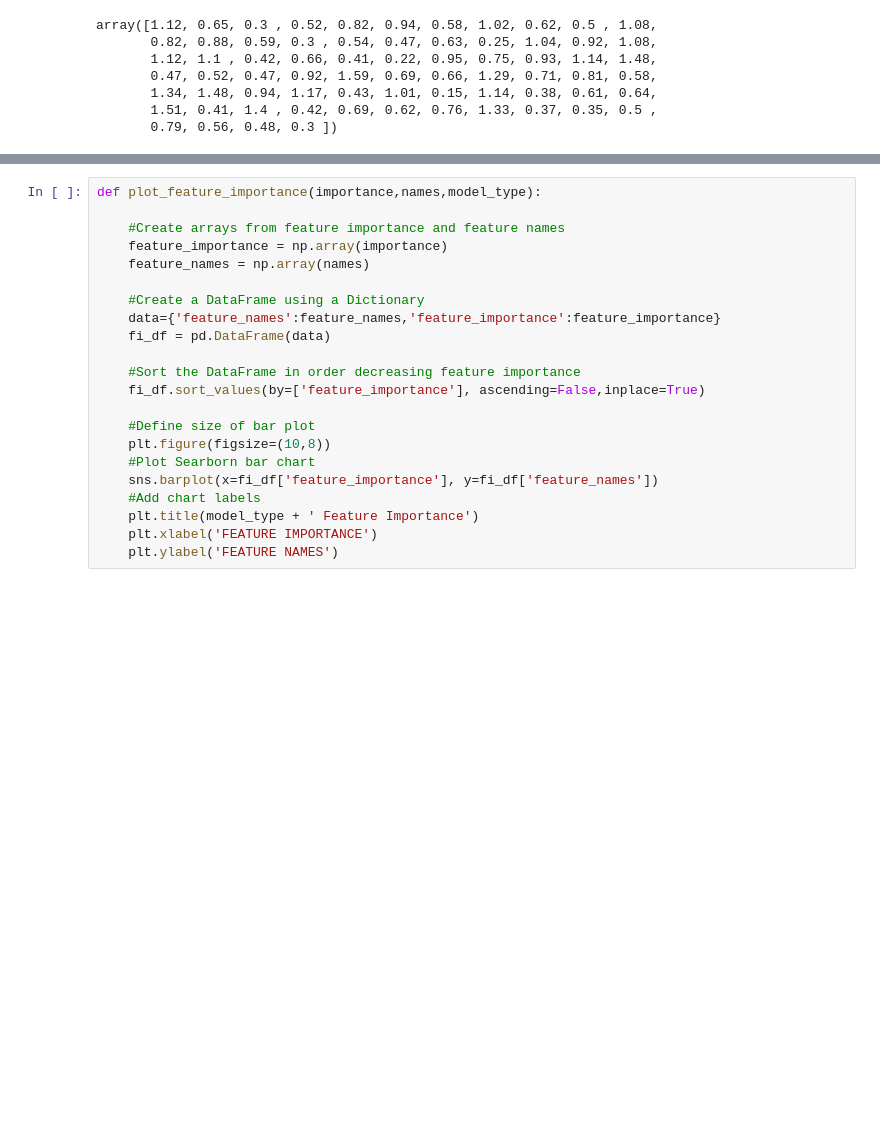
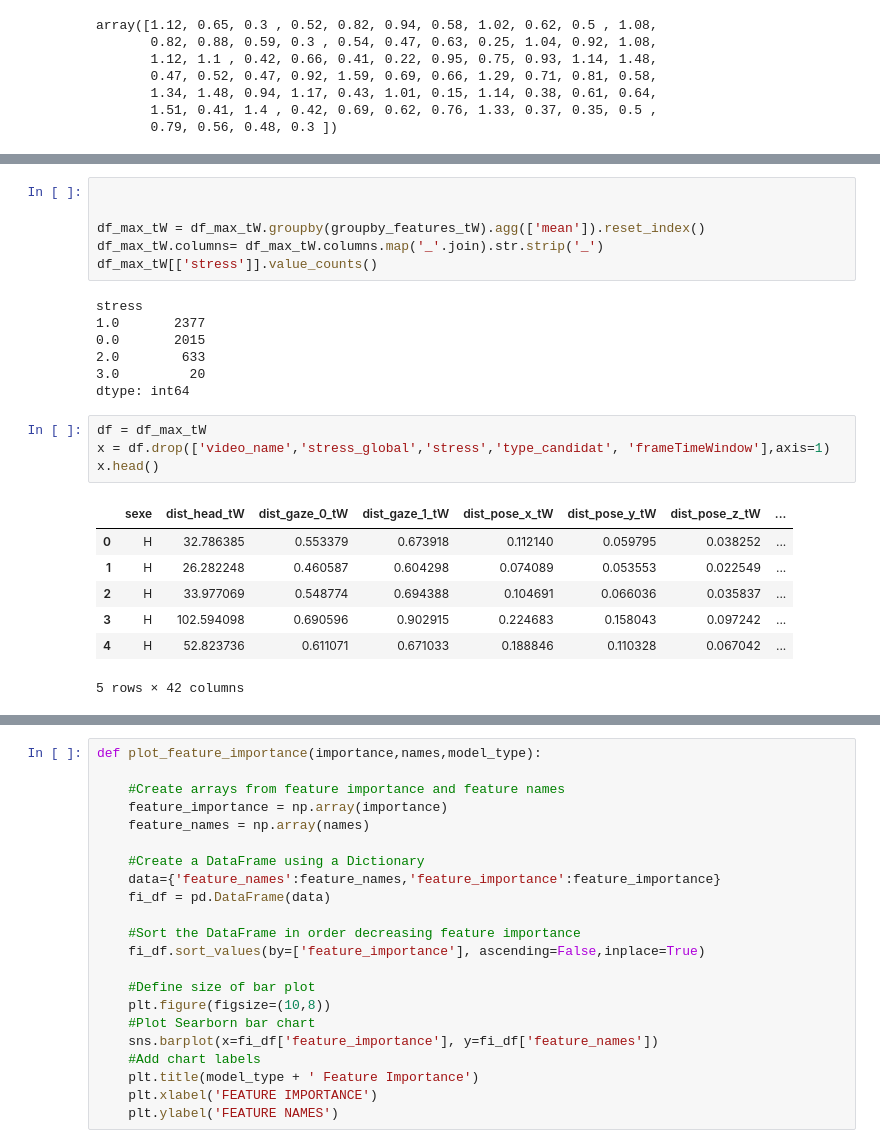
Before and after one commit to Projet-Fil-Rouge-AFPA/filrouge, a Jupyter notebook: Notebook_Valentina.ipynb, the cells around one changed output, grey strips where cells are left out. Cells and saved outputs as stored; diff of their text form; blank space fills up the shorter version.

```diff
--- a/Notebook_Valentina.ipynb
+++ b/Notebook_Valentina.ipynb
@@ -410,0 +454,25 @@ array([1.12, 0.65, 0.3 , 0.52, 0.82, 0.94, 0.58, 1.02, 0.62, 0.5 , 1.08,
+# %%
+
+
+df_max_tW = df_max_tW.groupby(groupby_features_tW).agg(['mean']).reset_index()
+df_max_tW.columns= df_max_tW.columns.map('_'.join).str.strip('_')
+df_max_tW[['stress']].value_counts()
+# %% [output]
+stress
+1.0       2377
+0.0       2015
+2.0        633
+3.0         20
+dtype: int64
+# %%
+df = df_max_tW
+x = df.drop(['video_name','stress_global','stress','type_candidat', 'frameTimeWindow'],axis=1)
+x.head()
+# %% [output]
+|  | sexe | dist_head_tW | dist_gaze_0_tW | dist_gaze_1_tW | dist_pose_x_tW | dist_pose_y_tW | dist_pose_z_tW | ... |
+| 0 | H | 32.786385 | 0.553379 | 0.673918 | 0.112140 | 0.059795 | 0.038252 | ... |
+| 1 | H | 26.282248 | 0.460587 | 0.604298 | 0.074089 | 0.053553 | 0.022549 | ... |
+| 2 | H | 33.977069 | 0.548774 | 0.694388 | 0.104691 | 0.066036 | 0.035837 | ... |
+| 3 | H | 102.594098 | 0.690596 | 0.902915 | 0.224683 | 0.158043 | 0.097242 | ... |
+| 4 | H | 52.823736 | 0.611071 | 0.671033 | 0.188846 | 0.110328 | 0.067042 | ... |
+5 rows × 42 columns
```
Also changed, not shown: parts of 16 cells of this notebook, 1 other file.
